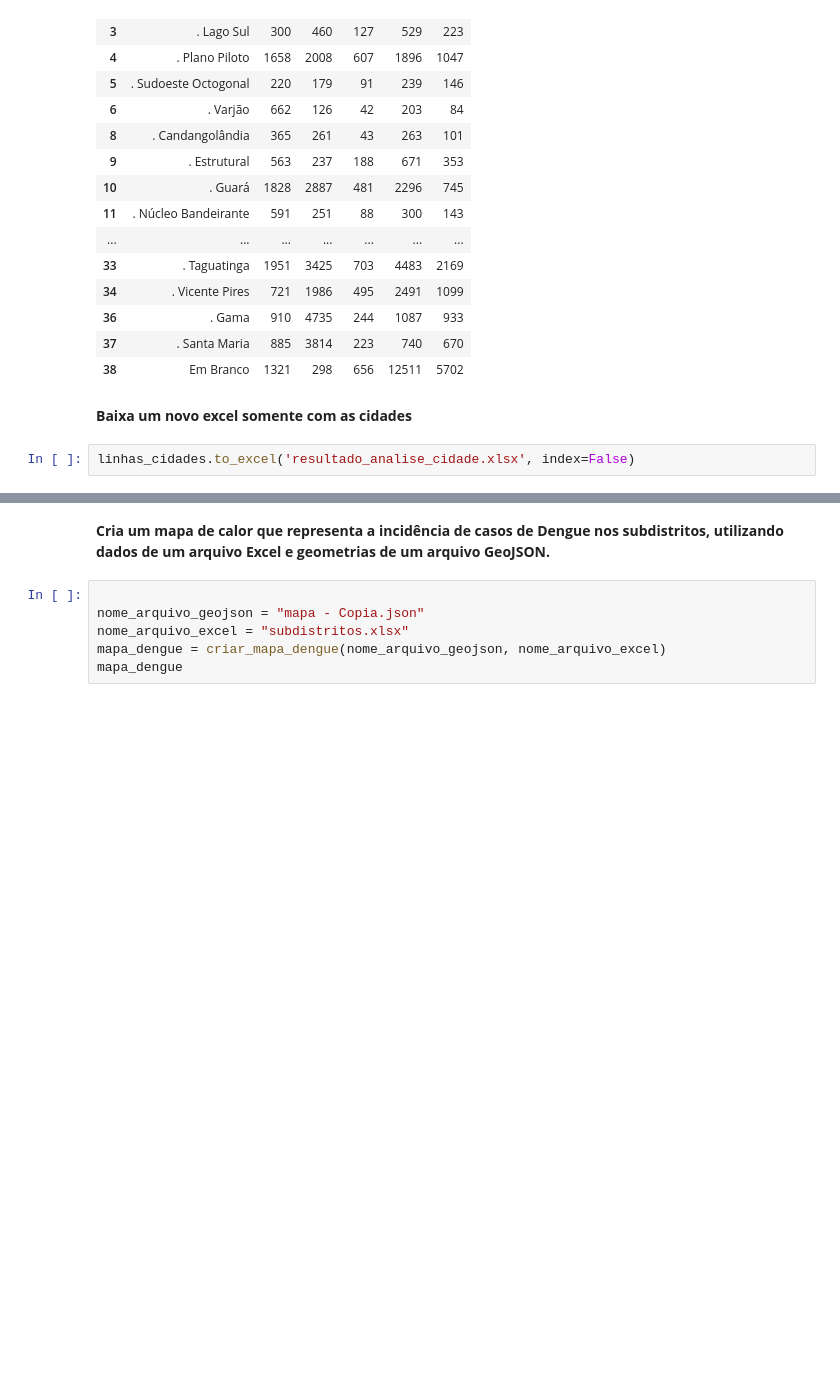
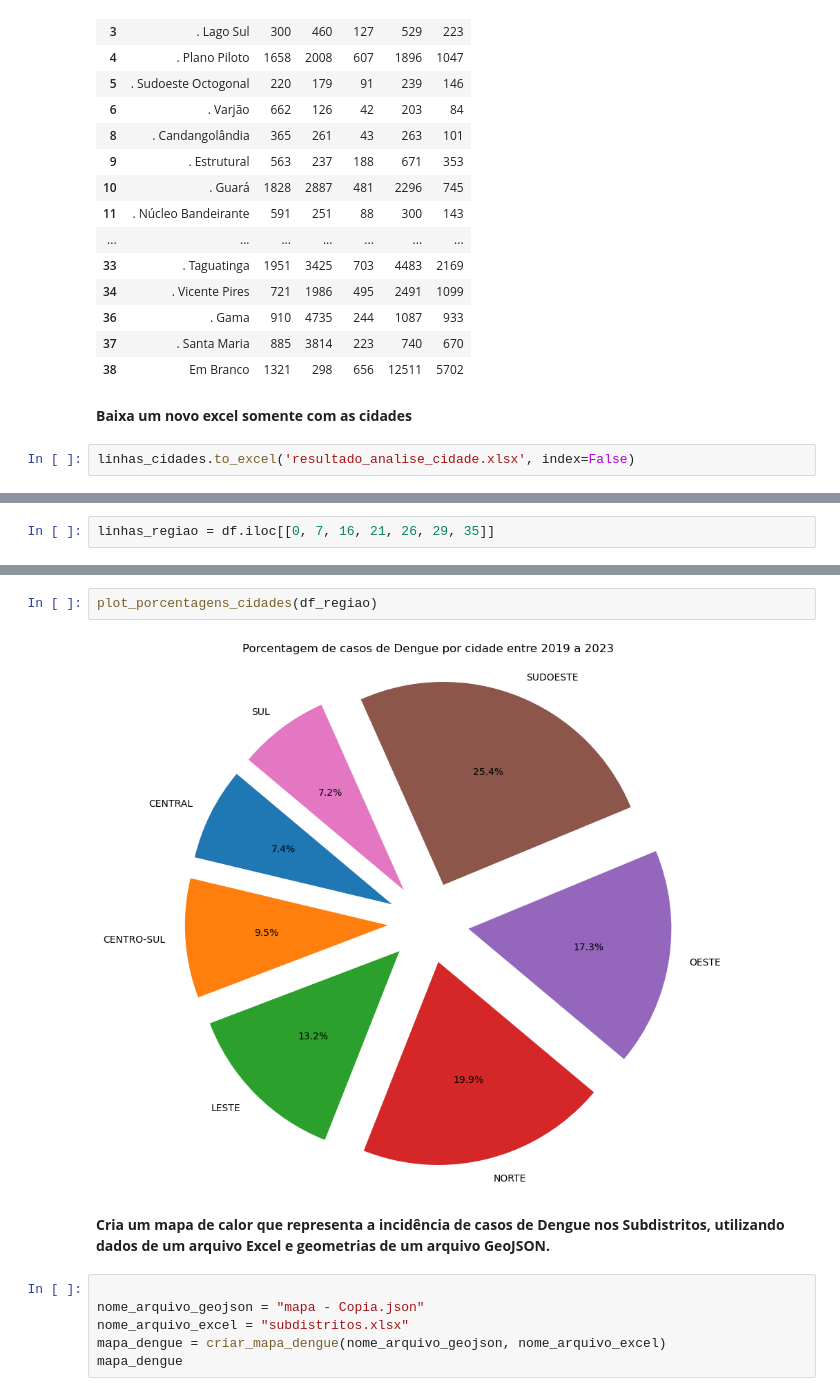
Before and after one commit to 07Dalmaso/-An-lise-Preditiva-cMonitoramento-Epidemiol-gico-da-Dengue-no-Distrito-Federal-2019-2023-, a Jupyter notebook: dengue.ipynb, the cells around one changed output, grey strips where cells are left out. Cells and saved outputs as stored; diff of their text form; blank space fills up the shorter version.

```diff
--- a/dengue.ipynb
+++ b/dengue.ipynb
@@ -103,0 +183,2 @@ linhas_cidades.to_excel('resultado_analise_cidade.xlsx', index=False)
+# %%
+linhas_regiao = df.iloc[[0, 7, 16, 21, 26, 29, 35]]
@@ -104,5 +246,9 @@ linhas_cidades.to_excel('resultado_analise_cidade.xlsx', index=False)
+# %%
+plot_porcentagens_cidades(df_regiao)
+# %% [output]
+[figure, added]
 # %% [markdown]
-**Cria um mapa de calor que representa a incidência de casos de Dengue nos subdistritos, utilizando dados de um arquivo Excel e geometrias de um arquivo GeoJSON.**
+**Cria um mapa de calor que representa a incidência de casos de Dengue nos Subdistritos, utilizando dados de um arquivo Excel e geometrias de um arquivo GeoJSON.**
 # %%
 
 nome_arquivo_geojson = "mapa - Copia.json"
```
Also changed, not shown: parts of 23 cells of this notebook, 2 other files.
